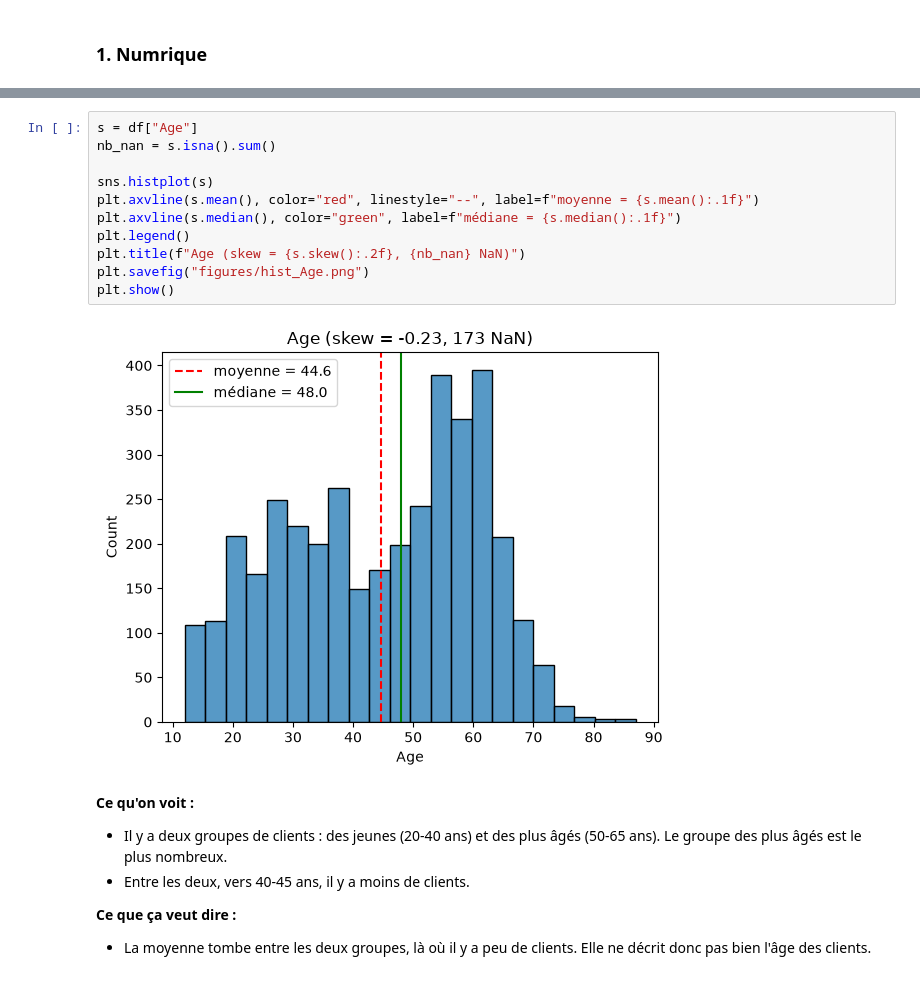
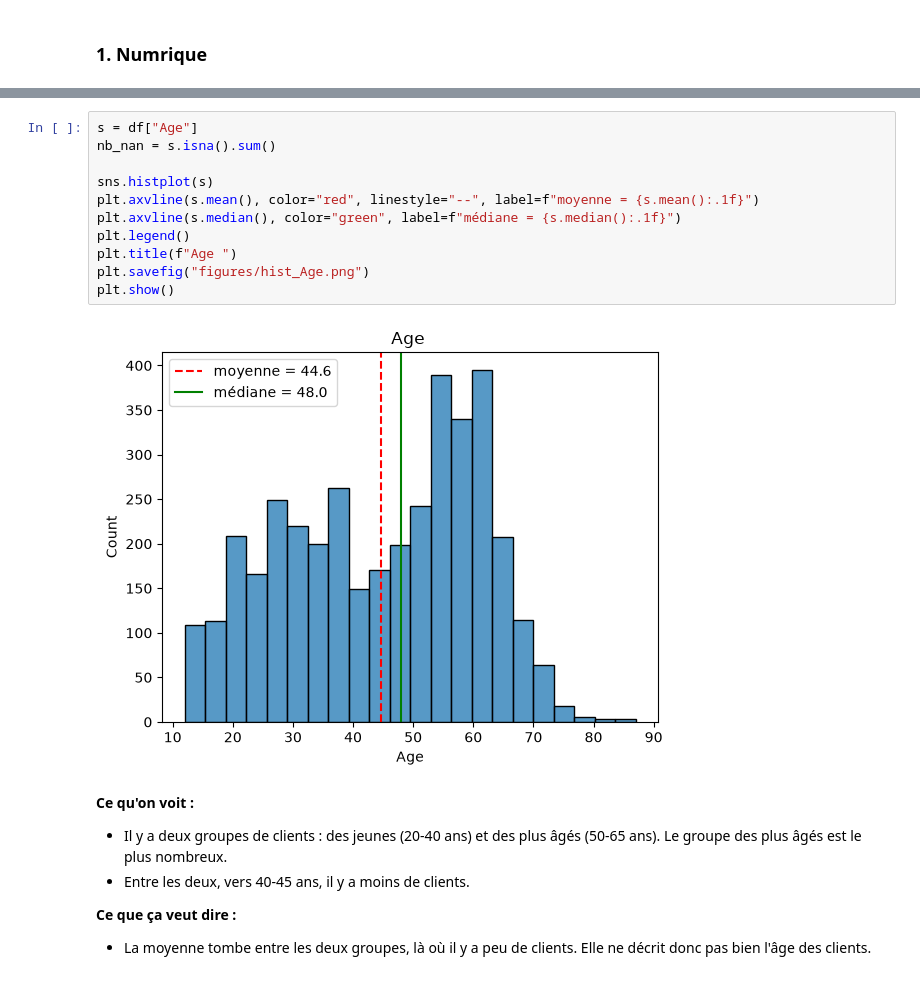
Before and after one commit to moussaassameur/projet-bi-librairie, a Jupyter notebook: projet_librairie.ipynb, the cells around one changed output, grey strips where cells are left out. Cells and saved outputs as stored; diff of their text form.

```diff
--- a/projet_librairie.ipynb
+++ b/projet_librairie.ipynb
@@ -130,16 +148,16 @@ stats
 # %%
 s = df["Age"]
 nb_nan = s.isna().sum()
 
 sns.histplot(s)
 plt.axvline(s.mean(), color="red", linestyle="--", label=f"moyenne = {s.mean():.1f}")
 plt.axvline(s.median(), color="green", label=f"médiane = {s.median():.1f}")
 plt.legend()
-plt.title(f"Age (skew = {s.skew():.2f}, {nb_nan} NaN)")
+plt.title(f"Age ")
 plt.savefig("figures/hist_Age.png")
 plt.show()
 # %% [output]
-[figure, old version]
+[figure, new version]
 # %% [markdown]
 **Ce qu'on voit :**
 - Il y a deux groupes de clients : des jeunes (20-40 ans) et des plus âgés (50-65 ans). Le groupe des plus âgés est le plus nombreux.
```
Also changed, not shown: parts of 13 cells of this notebook, 6 other files.
